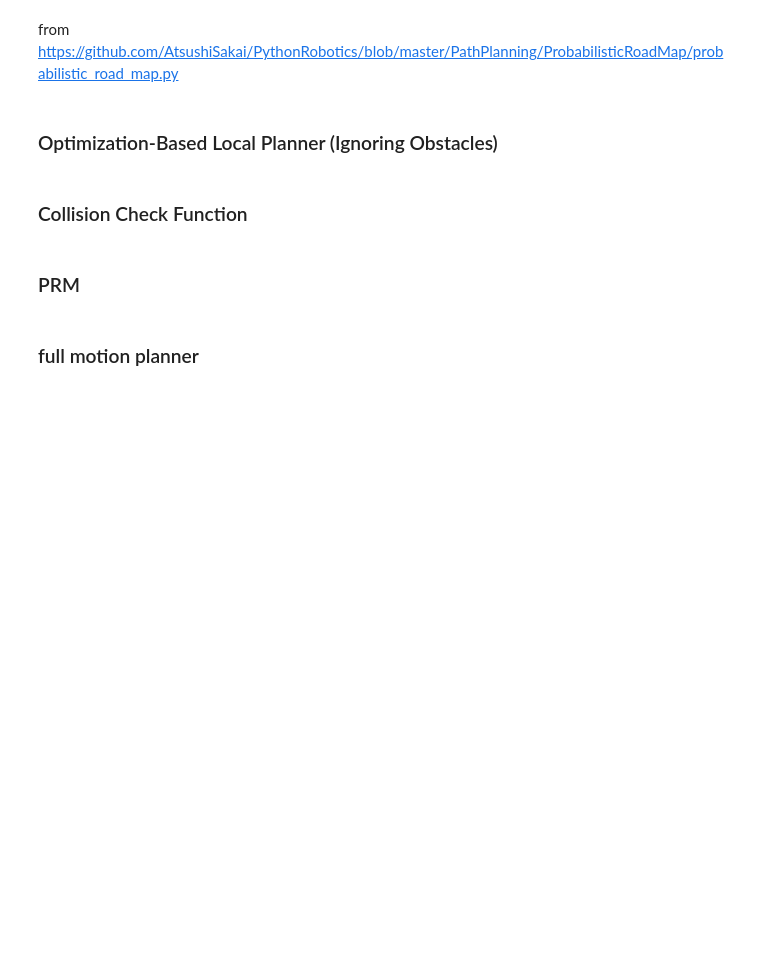
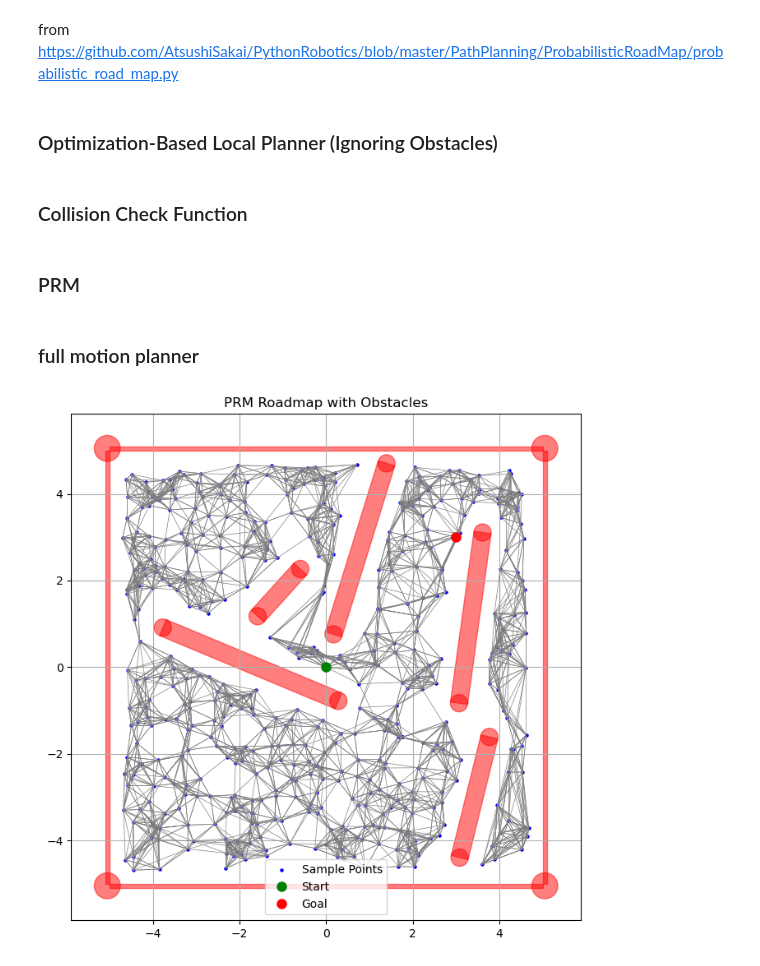
Before and after one commit to Thibi15/robotics, a Jupyter notebook: project/mobile_robot.ipynb, the cells around one changed output. Cells and saved outputs as stored; diff of their text form; code cells hidden in the pictures; blank space fills up the shorter version.

Commit message:
motion planner V4

```diff
--- a/project/mobile_robot.ipynb
+++ b/project/mobile_robot.ipynb
@@ -143,5 +151,11 @@ for i, pos in enumerate(tower_positions):
 # %%
-x,y,theta = 0,0,0
+"""
+Initalize parameters for the robot
+"""
+
+RADIUS = 0.3  # Radius of the robot (from the URDF)
+START = [0, 0, 0]  # Starting position of the robot
+x, y, theta = START
 # grid is:
 # x [-5, 5]
 # y [-5, 5]
@@ -183,11 +197,11 @@ def discrete_dynamics(state, control_input, dt, model_mismatch=False):
 def simulation(controller):
     # Simulation parameters
     dt = 0.01  # Time step (s)
-    simulation_time = 5  # Total simulation time (s)
+    simulation_time = 10  # Total simulation time (s)
     sensor_noise_stddev = 0.03  # Standard deviation of sensor noise (m)
 
     # Initial robot position and orientation
-    x, y, theta = 0.0, 0.0, 0.0  # Initial position (x, y) and orientation (theta)
+    x, y, theta = START  # Initial position (x, y) and orientation (theta)
 
     # Simulation loop
     for t in np.arange(0, simulation_time, dt):
@@ -247,7 +261,7 @@ def compute_final_state(start, v, omega, t):
         y = y0 + (v / omega) * (np.cos(theta0) - np.cos(theta))
     return np.array([x, y, theta])
 
-def local_planner(start, goal, robot_radius=1.0):
+def local_planner(start, goal, robot_radius=RADIUS):
     """
     Local planner to compute the optimal linear and angular velocities
     to reach a goal position while ignoring obstacles.
@@ -397,7 +466,22 @@ def dijkstra_planning(sx, sy, gx, gy, road_map, sample_x, sample_y):
 # %% [markdown]
 ### full motion planner
 # %%
+import matplotlib.pyplot as plt
+from matplotlib.patches import Circle, Rectangle
+import matplotlib.transforms as transforms
+
 def get_obstacles():
+    """
+    Obstacles are defined as a list of tuples, where each tuple contains:
+    - start point (x, y)
+    - end point (x, y)
+    - radius (for cylindrical obstacles)
+    The obstacles are defined as follows:
+    1. Individual cylindrical obstacles (radius = 0.2)
+    2. Walls between obstacle pairs (width = 0.4 -> radius = 0.2)
+    3. Boundary walls (thickness = 0.1 -> radius = 0.05)
+    4. Corner towers (radius = 0.3)
+    """
     obstacles = []
 
     # 1. Individual cylindrical obstacles (radius = 0.2)
@@ -408,7 +492,7 @@ def get_obstacles():
     # 2. Walls between obstacle pairs (width = 0.4 -> radius = 0.2)
     for i in range(len(obstacle_positions) // 2):
         start_obs = obstacle_positions[2*i]
-        end_obs = obstacle_positions[2*i+1]
+        end_obs = obstacle_positions[(2*i)+1]
         start = (start_obs[0], start_obs[1])
         end = (end_obs[0], end_obs[1])
         obstacles.append((start, end, 0.2))
@@ -435,32 +519,97 @@ def get_obstacles():
 class MotionPlanner:
     def __init__(self, start, goal, obstacles):
         self.obstacles = obstacles
-        self.robot_radius = 1.0
+        self.robot_radius = RADIUS
         self.sample_x, self.sample_y = sample_points(start[0], start[1], goal[0], goal[1], self.robot_radius, obstacles)
         self.road_map = generate_road_map(self.sample_x, self.sample_y, self.robot_radius, obstacles)
         self.global_path_x, self.global_path_y = dijkstra_planning(start[0], start[1], goal[0], goal[1], self.road_map, self.sample_x, self.sample_y)
         self.current_idx = 0
 
     def get_control(self, x, y, theta):
+        """
+        Returns the control inputs (linear and angular velocities) for the robot
+        to follow the global path towards the next waypoint.
+        If the robot is close enough to the next waypoint, it moves to the next one.
+        Parameters:
+        - x: Current x position of the robot
+        - y: Current y position of the robot
+        - theta: Current orientation of the robot (in radians)
+        Returns:
+        - v: Linear velocity to apply
+        - omega: Angular velocity to apply
+        """
         if self.current_idx >= len(self.global_path_x) - 1:
             return 0.0, 0.0
         target_x = self.global_path_x[self.current_idx + 1]
         target_y = self.global_path_y[self.current_idx + 1]
         start = [x, y, theta]
         goal_theta = np.arctan2(target_y - y, target_x - x)
         goal = [target_x, target_y, goal_theta]
         v, omega, _, _ = local_planner(start, goal, self.robot_radius)
         if np.hypot(target_x - x, target_y - y) < 0.1:
             self.current_idx += 1
         return v, omega
 
+    def plot_road_map(self):
+        plt.figure(figsize=(8, 8))
+        plt.axis("equal")
+
+        # Plot roadmap nodes
+        plt.scatter(self.sample_x, self.sample_y, s=5, c="blue", label="Sample Points")
+
+        # Plot roadmap edges
+        for i, neighbors in enumerate(self.road_map):
+            ix, iy = self.sample_x[i], self.sample_y[i]
+            for j in neighbors:
+                jx, jy = self.sample_x[j], self.sample_y[j]
+                plt.plot([ix, jx], [iy, jy], "gray", linewidth=0.5)
+
+        # Plot obstacles
+        for (start, end, radius) in self.obstacles:
+            if start == end:  # Circle (cylinder or tower)
+                circle = Circle(start, radius, color="red", alpha=0.5)
+                plt.gca().add_patch(circle)
+            else:
+                dx = end[0] - start[0]
+                dy = end[1] - start[1]
+                length = np.hypot(dx, dy)
+                angle = np.arctan2(dy, dx)
+                center_x = (start[0] + end[0]) / 2
+                center_y = (start[1] + end[1]) / 2
+
+                # Create unrotated rectangle
+                box = Rectangle(
+                    (-length / 2, -radius),  # lower-left corner (local coords)
+                    width=length,
+                    height=radius * 2,
+                    color="red",
+                    alpha=0.5
+                )
+
+                # Rotate and move the rectangle to its position
+                t = transforms.Affine2D().rotate(angle).translate(center_x, center_y) + plt.gca().transData
+                box.set_transform(t)
+                plt.gca().add_patch(box)
+
+        # Plot start and goal
+        plt.plot(self.sample_x[-2], self.sample_y[-2], "go", label="Start", markersize=8)
+        plt.plot(self.sample_x[-1], self.sample_y[-1], "ro", label="Goal", markersize=8)
+
+        plt.legend()
+        plt.title("PRM Roadmap with Obstacles")
+        plt.grid(True)
+        plt.show()
+
 # Initialize planner with start and goal
-start = [0, 0, 0]
+start = START
 goal = [3, 3, np.pi/2]
 obstacles = get_obstacles()
 planner = MotionPlanner(start, goal, obstacles)
+planner.plot_road_map()
 
 def controller(x, y, theta, z):
     return planner.get_control(z[0], z[1], theta)
 
 simulation(controller)
+# %% [output]
+[figure, added]
```
Also changed, not shown: parts of 3 cells of this notebook.
